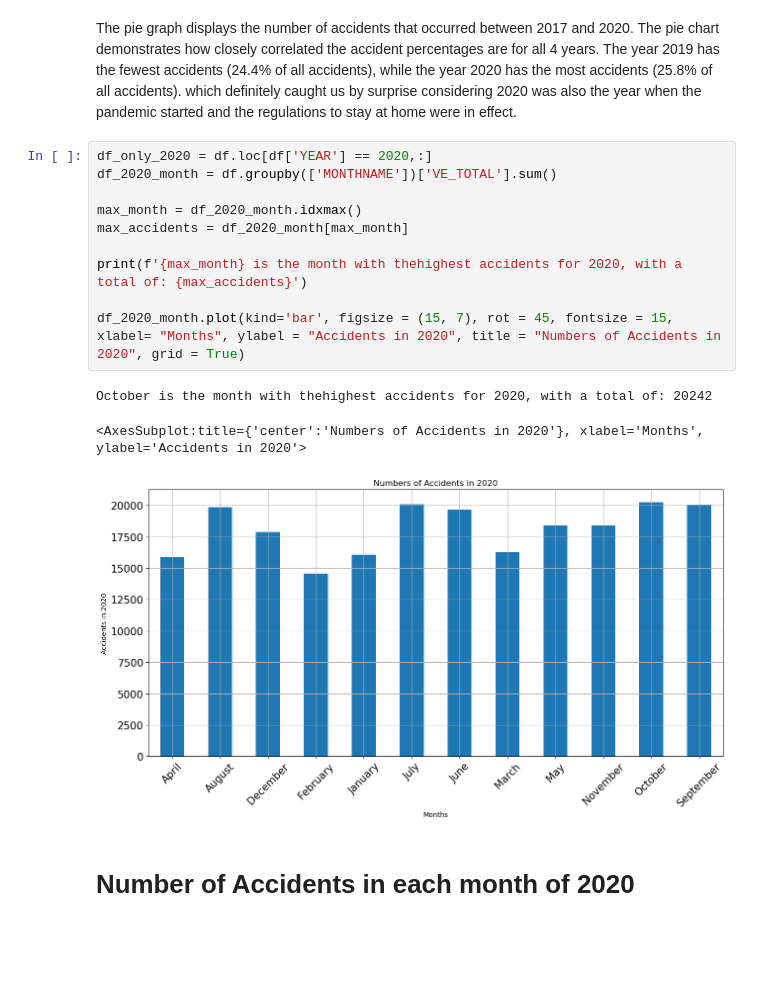
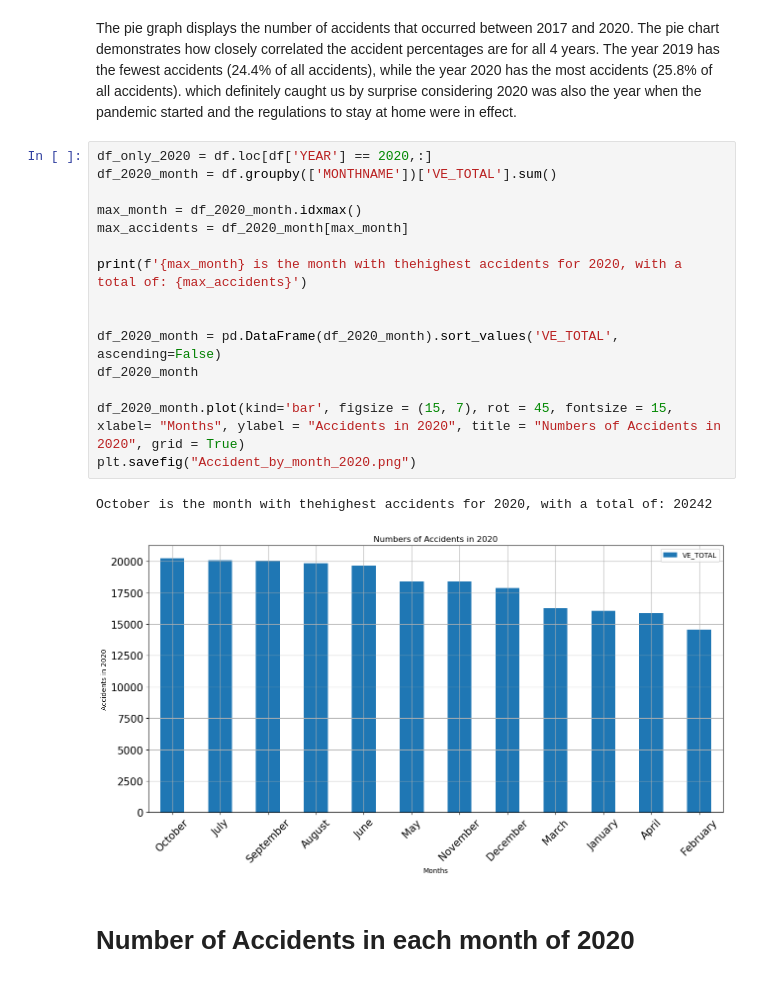
Before and after one commit to Jasneel/WeatherVsAccidents, a Jupyter notebook: April 11, 2023.ipynb, the cells around one changed output. Saved outputs shown, nothing was run; the diff lists cells and outputs as text; blank space fills up the shorter version.

```diff
--- a/April 11, 2023.ipynb
+++ b/April 11, 2023.ipynb
@@ -327,17 +311,21 @@ The pie graph displays the number of accidents that occurred between 2017 and 20
 # %%
 df_only_2020 = df.loc[df['YEAR'] == 2020,:]
 df_2020_month = df.groupby(['MONTHNAME'])['VE_TOTAL'].sum()
 
 max_month = df_2020_month.idxmax()
 max_accidents = df_2020_month[max_month]
 
 print(f'{max_month} is the month with thehighest accidents for 2020, with a total of: {max_accidents}')
 
+
+df_2020_month = pd.DataFrame(df_2020_month).sort_values('VE_TOTAL', ascending=False)
+df_2020_month
+
 df_2020_month.plot(kind='bar', figsize = (15, 7), rot = 45, fontsize = 15, xlabel= "Months", ylabel = "Accidents in 2020", title = "Numbers of Accidents in 2020", grid = True)
+plt.savefig("Accident_by_month_2020.png")
 # %% [output]
 October is the month with thehighest accidents for 2020, with a total of: 20242
-<AxesSubplot:title={'center':'Numbers of Accidents in 2020'}, xlabel='Months', ylabel='Accidents in 2020'>
-[figure, old version]
+[figure, new version]
 # %% [markdown]
 # Number of Accidents in each month of 2020
 # %% [markdown]
```
Also changed, not shown: parts of 8 cells of this notebook.
